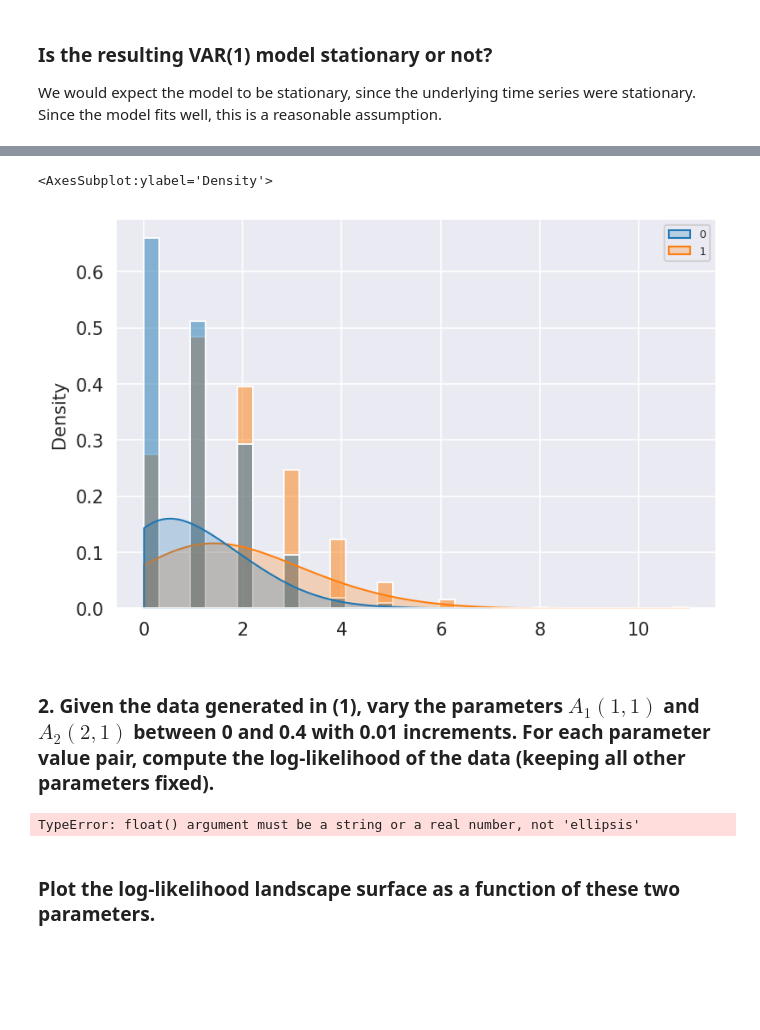
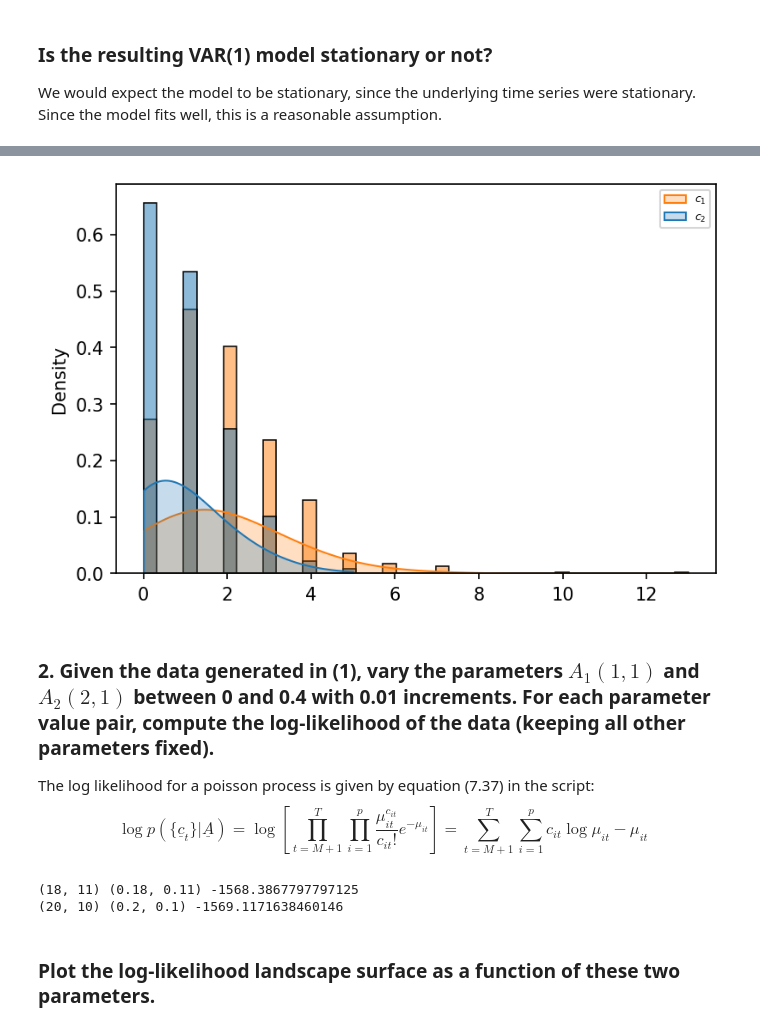
Before and after one commit to LarsKue/TSA-RNN, a Jupyter notebook: ex03/ex03.ipynb, the cells around one changed output, grey strips where cells are left out. Drawn from its saved outputs; the diff is of its cells as text; code cells hidden in the pictures; blank space fills up the shorter version.

```diff
--- a/ex03/ex03.ipynb
+++ b/ex03/ex03.ipynb
@@ -252,6 +253,21 @@ $$
 $$
 
 With $c_{it} \sim \operatorname{Poisson}(\mu_{it}) \quad \forall i$.
+# %%
+def create_AR_poisson_data(T, mu0, As, a0):
+    mu = mu0
+    c_arr = np.zeros(shape=(T, len(a0)))
+    c_arr[0] = np.random.poisson(mu, 2)
+
+    M = len(As)
+    for t in range(1, T):
+        log_mu_t = a0.copy()
+        for m in range(1, min(M, t)+1):
+            log_mu_t += As[m-1].dot(c_arr[t-m])
+        mu = np.exp(log_mu_t)
+        c_arr[t] = np.random.poisson(mu, 2)
+
+    return c_arr
 # %%
 T = 1000
 A1 = np.array([
@@ -262,5 +278,6 @@ A2 = np.array([
     [0.1, -0.1],
     [0.1, 0.1]
 ])
-mu0 = np.array([[0.5, 0.5]]).T
-a0 = np.array([[0.0, 0.0]]).T
+mu0 = np.array([0.5, 0.5]).T
+a0 = np.array([0.0, 0.0]).T
+ts = create_AR_poisson_data(T, mu0, [A1, A2], a0)
@@ -289,7 +283,0 @@ def poisson_factory(mu, As, a0):
-# %%
-p = poisson_factory(mu0, [A1, A2], a0)
-
-ts = p(T)
-
-plt.plot(ts[:, 0])
-plt.plot(ts[:, 1])
@@ -299,8 +294,14 @@ plt.plot(ts[:, 1])
 # %%
 sns.histplot(data=ts, stat="density")
 sns.kdeplot(data=ts, fill=True, bw_adjust=3, cut=0, ax=plt.gca())
+plt.legend(labels=[r"$c_1$", r"$c_2$"])
+plt.show()
 # %% [output]
-<AxesSubplot:ylabel='Density'>
-[figure, old version]
+[figure, new version]
 # %% [markdown]
 ### 2. Given the data generated in (1), vary the parameters $A_1(1, 1)$ and $A_2(2, 1)$ between 0 and 0.4 with 0.01 increments. For each parameter value pair, compute the log-likelihood of the data (keeping all other parameters fixed).
+
+The log likelihood for a poisson process is given by equation (7.37) in the script:
+$$
+\log p(\{\underline{c}_t\} | \underline{A}) = \log\left[\prod_{t=M+1}^{T}\prod_{i=1}^{p}\frac{\mu_{it}^{c_{it}}}{c_{it}!}e^{-\mu_{it}}\right] = \sum_{t=M+1}^{T}\sum_{i=1}^{p} c_{it}\log\mu_{it}-\mu_{it}
+$$
@@ -307,11 +323,8 @@ sns.kdeplot(data=ts, fill=True, bw_adjust=3, cut=0, ax=plt.gca())
 # %%
-a1s = np.arange(start=0.0, stop=0.41, step=0.01)
-a2s = a1s.copy()
-
-lls = np.zeros((len(a1s), len(a2s)))
-
-for i, a1 in enumerate(a1s):
-    for j, a2 in enumerate(a2s):
+parameter_range = np.linspace(0, 0.4, int(0.4/0.01)+1)
+lls = np.zeros(shape=(len(parameter_range), len(parameter_range)))
+for i, a1 in enumerate(parameter_range):
+    for j, a2 in enumerate(parameter_range):
         A1 = np.array([
             [a1, -0.1],
             [0.1, 0.1]
@@ -320,18 +333,13 @@ for i, a1 in enumerate(a1s):
             [0.1, -0.1],
             [a2, 0.1]
         ])
-
-        p = poisson_factory(mu0, [A1, A2], a0)
-
-        ts = p(T)
-
-        # compute the log likelihood
-        ll = ...
-
-        lls[i, j] = ll
-
-lls
+        lls[i,j] = log_likelihood_AR_Poisson(ts, [A1, A2], a0)
-# %% [output]
-TypeError: float() argument must be a string or a real number, not 'ellipsis'
+# %%
+argmax_indices = np.unravel_index(lls.argmax(), lls.shape)
+print(argmax_indices, (parameter_range[argmax_indices[0]], parameter_range[argmax_indices[1]]), lls[argmax_indices])
+print((20,10), (parameter_range[20], parameter_range[10]), lls[20,10])
+# %% [output]
+(18, 11) (0.18, 0.11) -1568.3867797797125
+(20, 10) (0.2, 0.1) -1569.1171638460146
 # %% [markdown]
 ### Plot the log-likelihood landscape surface as a function of these two parameters.
```
Also changed, not shown: parts of 19 cells of this notebook.
